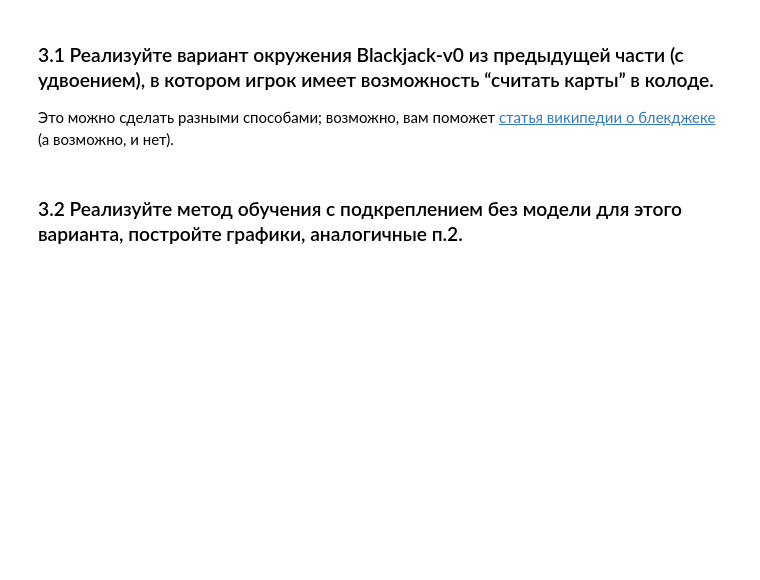
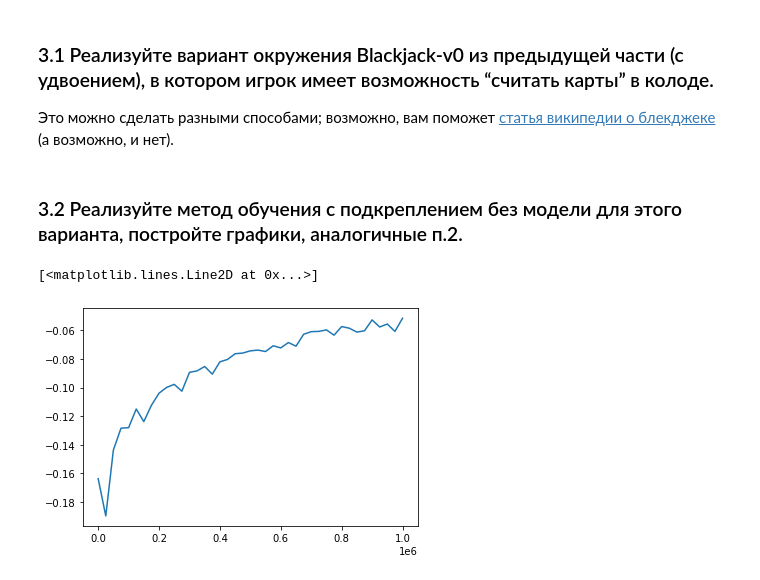
Before and after one commit to alex-tikh/MADE_3_dl, a Jupyter notebook: hw1/HW1.ipynb, the cells around one changed output. Cells and saved outputs as stored; diff of their text form; code cells hidden in the pictures; blank space fills up the shorter version.

```diff
--- a/hw1/HW1.ipynb
+++ b/hw1/HW1.ipynb
@@ -479,7 +449,10 @@ class CountingBlackjackEnv(DoubleBlackjackEnv):
                 spaces.Discrete(32),
                 spaces.Discrete(11),
                 spaces.Discrete(2),
-                spaces.Box(-self.counting_max, self.counting_max, shape=(1, 1))
+                spaces.Box(
+                    -self.counting_max,
+                    self.counting_max, shape=(1, 1)
+                )
             )
         )
 
@@ -547,10 +522,13 @@ pi, pi_hist = Q_learning(
     alpha=best_alpha,
     epsilon=best_epsilon,
     gamma=best_gamma,
-    epochs=250001,
+    epochs=1000001,
     track_history=True
 )
 # %%
 avg_reward_hist = [avg_reward(env, pi, epochs=200000) for pi in pi_hist]
 
-plt.plot(list(range(0, 250001, 25000)), avg_reward_hist)
+plt.plot(list(range(0, 1000001, 25000)), avg_reward_hist)
+# %% [output]
+[<matplotlib.lines.Line2D at 0x...>]
+[figure, added]
```
Also changed, not shown: parts of 14 cells of this notebook.
